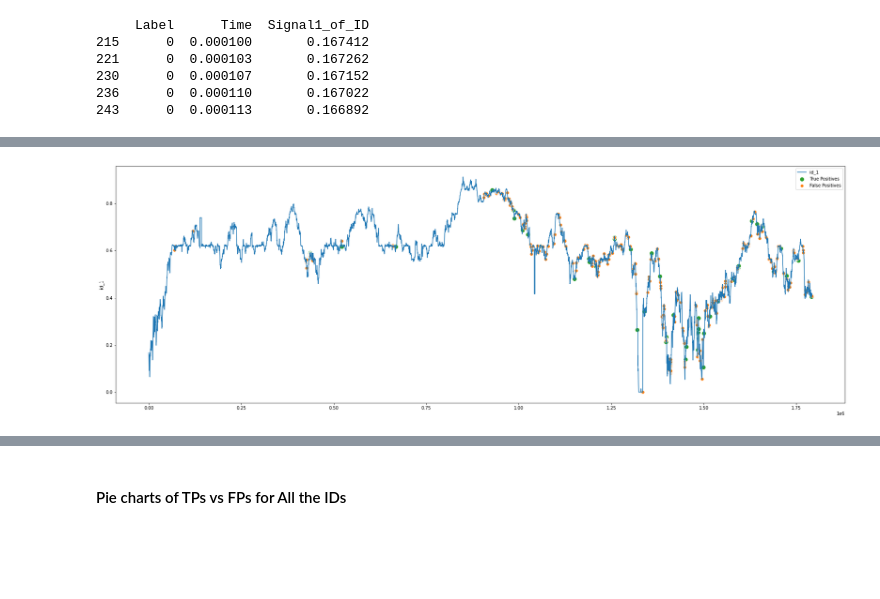
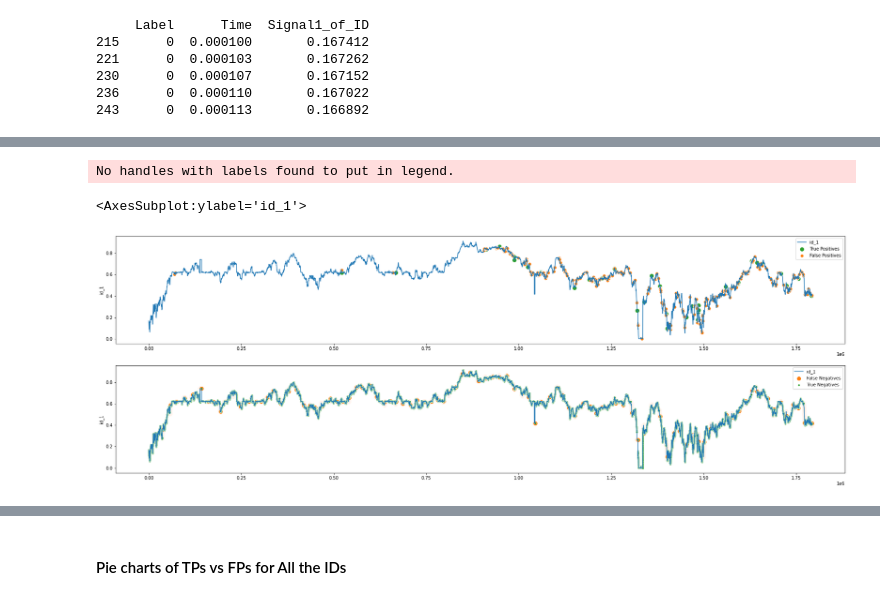
Before and after one commit to abdul2k10023/ML_CAN_IDS, a Jupyter notebook: multi_IDs.ipynb, the cells around one changed output, grey strips where cells are left out. Cells and saved outputs as stored; diff of their text form; code cells hidden in the pictures; blank space fills up the shorter version.

```diff
--- a/multi_IDs.ipynb
+++ b/multi_IDs.ipynb
@@ -418,7 +394,9 @@ test_score_df['id_1'] = df_testID_list[0][TIME_STEP:].Signal1_of_ID
 test_score_df['Label'] = df_testID_list[0][TIME_STEP:].Label
 test_score_df['loss_1'] = test_mae_loss_1
 test_score_df['threshold'] = 0.053
-test_score_df['anomaly_1'] = test_score_df.loss_1 > test_score_df.threshold
+test_score_df['anomaly'] = test_score_df.loss_1 > test_score_df.threshold
+test_score_df['notAnomaly'] = test_score_df.loss_1 <= test_score_df.threshold
+
 
 plt.figure(figsize=(30,10))
 plt.plot(test_score_df.index,test_score_df.loss_1, label='Loss_1')
@@ -478,28 +485,57 @@ array([[ 839., 3833.],
 # %%
-plt.figure(figsize=(30,10))
-plt.plot(
-  test_score_df.index,
-  test_score_df.id_1,
-  label='id_1'
-);
+# plt.figure(figsize=(30,10))
+fig,axs = plt.subplots(2,1,squeeze=False, figsize=(30,10))
+axs[0,0].plot(
+test_score_df.index,
+test_score_df.id_1,
+label='id_1'
+)
 
 sns.scatterplot(
   TPs_1.index,
   TPs_1.id_1,
   color=sns.color_palette("tab10")[2],
   s=100,
   markers='o',
-  label='True Positives'
+  label='True Positives',
+  ax = axs[0,0]
 )
 
 sns.scatterplot(
   FPs_1.index,
   FPs_1.id_1,
   color=sns.color_palette("tab10")[1],
   s=52,
-  label='False Positives'
+  label='False Positives',
+  ax = axs[0,0]
 )
-plt.legend();
+plt.legend()
+axs[1,0].plot(
+test_score_df.index,
+test_score_df.id_1,
+  label='id_1'
+)
+
+sns.scatterplot(
+  FNs_1.index,
+  FNs_1.id_1,
+  color=sns.color_palette("tab10")[1],
+  s=100,
+  markers='o',
+  label='False Negatives',
+  ax = axs[1,0]
+)
+sns.scatterplot(
+  TNs_1.index,
+  TNs_1.id_1,
+  color=sns.color_palette("tab10")[2],
+  s=20,
+  markers='o',
+  label='True Negatives',
+  ax = axs[1,0]
+)
 # %% [output]
+No handles with labels found to put in legend.
+<AxesSubplot:ylabel='id_1'>
-[figure, old version]
+[figure, new version]
 # %%
```
Also changed, not shown: parts of 28 cells of this notebook, 8 other files.
